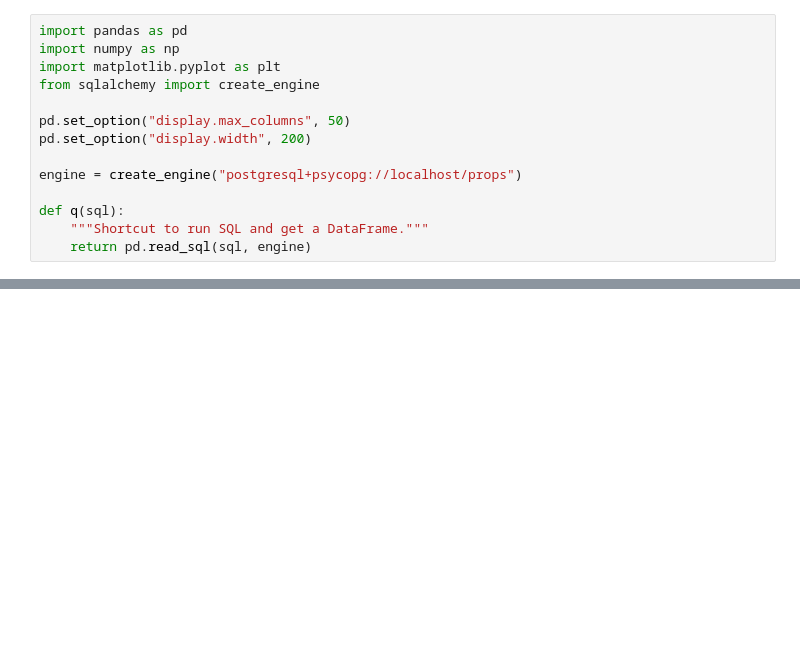
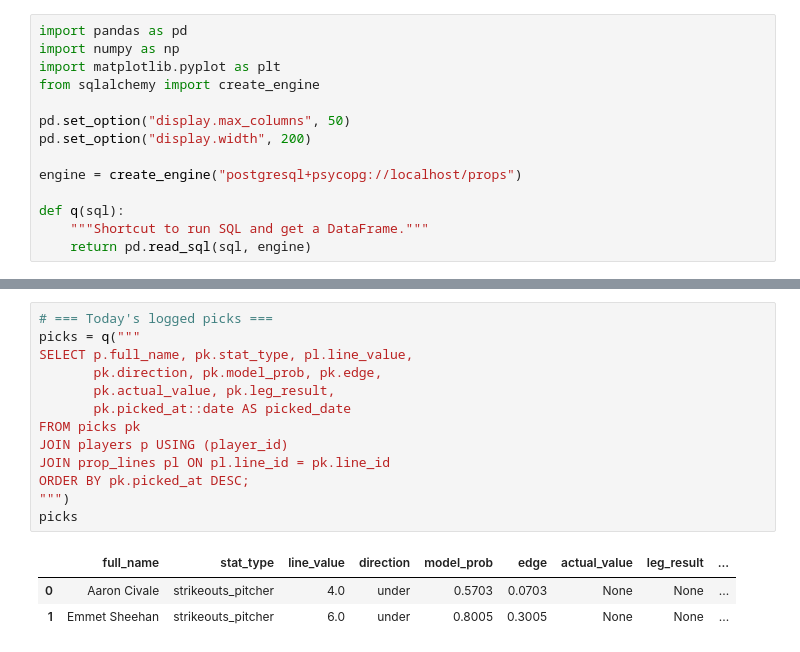
Before and after one commit to aayushdave1003/prop-edge, a Jupyter notebook: notebooks/01_data_exploration.ipynb, the cells around one changed output, grey strips where cells are left out. Saved outputs shown, nothing was run; the diff lists cells and outputs as text; blank space fills up the shorter version.

```diff
--- a/notebooks/01_data_exploration.ipynb
+++ b/notebooks/01_data_exploration.ipynb
@@ -227,0 +228,17 @@ df_k
+# %%
+# === Today's logged picks ===
+picks = q("""
+SELECT p.full_name, pk.stat_type, pl.line_value,
+       pk.direction, pk.model_prob, pk.edge,
+       pk.actual_value, pk.leg_result,
+       pk.picked_at::date AS picked_date
+FROM picks pk
+JOIN players p USING (player_id)
+JOIN prop_lines pl ON pl.line_id = pk.line_id
+ORDER BY pk.picked_at DESC;
+""")
+picks
+# %% [output]
+|  | full_name | stat_type | line_value | direction | model_prob | edge | actual_value | leg_result | ... |
+| 0 | Aaron Civale | strikeouts_pitcher | 4.0 | under | 0.5703 | 0.0703 | None | None | ... |
+| 1 | Emmet Sheehan | strikeouts_pitcher | 6.0 | under | 0.8005 | 0.3005 | None | None | ... |
```
Also changed, not shown: parts of 9 cells of this notebook.
